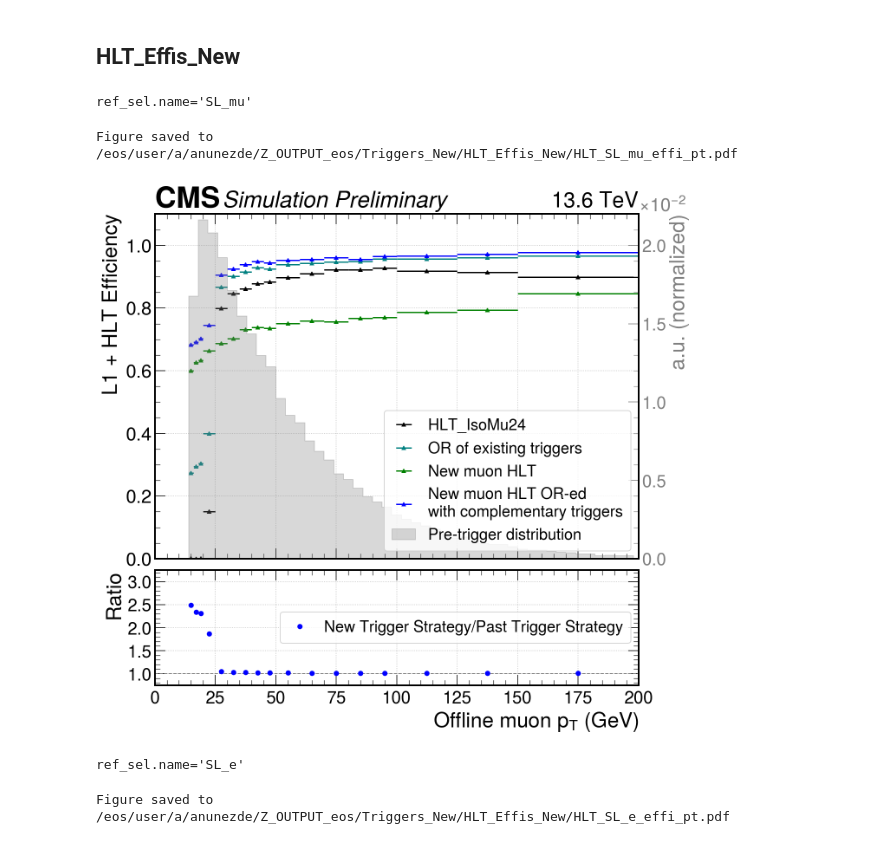
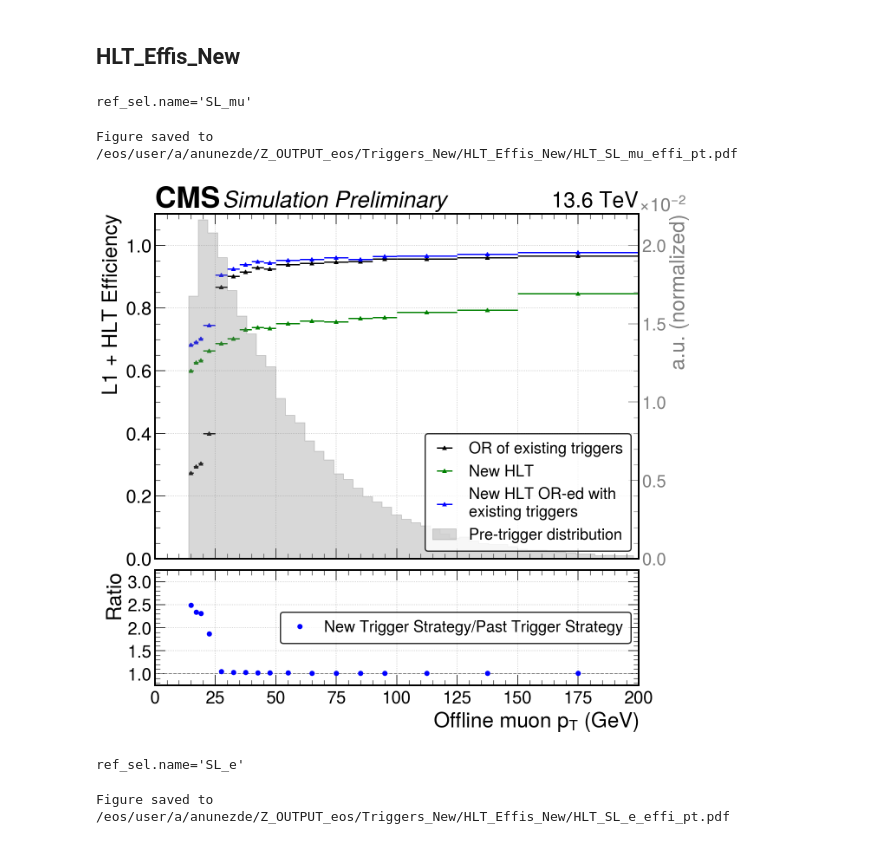
Before and after one commit to antonettprado/hh, a Jupyter notebook: triggers/plot_effis.ipynb, the cells around one changed output. Drawn from its saved outputs; the diff is of its cells as text; code cells hidden in the pictures.

```diff
--- a/triggers/plot_effis.ipynb
+++ b/triggers/plot_effis.ipynb
@@ -145,11 +145,14 @@ def plot_effis_and_ratio(sels, lep, file_path, save_to: Path=None,
         handles_bar, labels_bar = ax_eff_bar.get_legend_handles_labels()
         all_legend_handles = handles_eff + handles_bar
         all_legend_labels = labels_eff + labels_bar
-        ax_eff_bar.legend(all_legend_handles, all_legend_labels, loc=legend_loc, fontsize=legend_fontsize, frameon=True)
+        leg_main = ax_eff_bar.legend(all_legend_handles, all_legend_labels, loc=legend_loc, fontsize=legend_fontsize, frameon=True)
     else:
         # Main Legend ==========================================
         handles_eff, labels_eff = ax_eff.get_legend_handles_labels()
-        ax_eff.legend(handles_eff, labels_eff, loc=legend_loc, fontsize=legend_fontsize, frameon=True)
+        leg = ax_eff.legend(handles_eff, labels_eff, loc=legend_loc, fontsize=legend_fontsize, frameon=True)
+
+    leg_main.get_frame().set_linewidth(1.5)      # ⬅️ makes the box border thicker
+    leg_main.get_frame().set_edgecolor("black")  # ⬅️ makes it darker (you can use any color)
 
     # Ratio plot (only if show_ratio is True) ===========================================
     if show_ratio:
@@ -171,7 +174,10 @@ def plot_effis_and_ratio(sels, lep, file_path, save_to: Path=None,
         ax_ratio.grid(True)
         ax_ratio.tick_params(axis='x', labelsize=tick_fontsize)
         ax_ratio.tick_params(axis='y', labelsize=tick_fontsize)
-        ax_ratio.legend(loc="center right", fontsize=legend_fontsize, frameon=True)
+        leg_ratio = ax_ratio.legend(loc="center right", fontsize=legend_fontsize, frameon=True)
+
+        leg_ratio.get_frame().set_linewidth(1.5)      # ⬅️ makes the box border thicker
+        leg_ratio.get_frame().set_edgecolor("black")  # ⬅️ makes
 
     plt.tight_layout()
     if save_to: save_fig(plt, save_to)
@@ -244,33 +280,33 @@ Figure saved to /eos/user/a/anunezde/Z_OUTPUT_eos/Triggers_New/L1_Effis_New/L1_S
 # %%
 workdir = Path('/eos/user/a/anunezde/Z_OUTPUT_eos/Triggers_New/HLT_Effis_New')
 file_path = workdir / 'results' / 'bbWW_sl.root'
 
 hlt_muon_sels = [
-    Sel('SL_mu_HLT_IsoMu24', 'black', 'HLT_IsoMu24', note=None),
-    Sel('SL_mu_HLT_All', 'teal', 'OR of existing triggers', note='old_strategy'),
-    Sel('SL_mu_HLT_Mu12_IsoVVL_PFHT150_PNetBTag_0p53', 'green', 'New muon HLT'),
-    Sel('SL_mu_HLT_Mu12_IsoVVL_PFHT150_PNetBTag_0p53_OR_All', 'blue', 'New muon HLT OR-ed \nwith complementary triggers', note='new_strategy'),
+    # Sel('SL_mu_HLT_IsoMu24', 'black', 'HLT_IsoMu24', note=None),
+    Sel('SL_mu_HLT_All', 'black', 'OR of existing triggers', note='old_strategy'),
+    Sel('SL_mu_HLT_Mu12_IsoVVL_PFHT150_PNetBTag_0p53', 'green', 'New HLT'),
+    Sel('SL_mu_HLT_Mu12_IsoVVL_PFHT150_PNetBTag_0p53_OR_All', 'blue', 'New HLT OR-ed with \nexisting triggers', note='new_strategy'),
 ]
 hlt_electron_sels = [
-    Sel('SL_e_HLT_Ele30_WPTight_Gsf', 'black', 'Ele30_WPTight_Gsf', note=None),
-    Sel('SL_e_HLT_All', 'teal', 'OR of existing triggers', note='old_strategy'),
-    Sel('SL_e_HLT_Ele14_eta2p5_IsoVVVL_Gsf_HT200_PNetBTag_0p53', 'green', 'New electron HLT'),
-    Sel('SL_e_HLT_Ele14_eta2p5_IsoVVVL_Gsf_HT200_PNetBTag_0p53_OR_All', 'blue', 'New electron HLT OR-ed \nwith complementary triggers', note='new_strategy'),
+    # Sel('SL_e_HLT_Ele30_WPTight_Gsf', 'black', 'Ele30_WPTight_Gsf', note=None),
+    Sel('SL_e_HLT_All', 'black', 'OR of existing triggers', note='old_strategy'),
+    Sel('SL_e_HLT_Ele14_eta2p5_IsoVVVL_Gsf_HT200_PNetBTag_0p53', 'green', 'New HLT'),
+    Sel('SL_e_HLT_Ele14_eta2p5_IsoVVVL_Gsf_HT200_PNetBTag_0p53_OR_All', 'blue', 'New HLT OR-ed with \nexisting triggers', note='new_strategy'),
 ]
 
 ratio_yticks=np.arange(1, 3.5, 0.5)
 figsize=(10,10)
 plot_effis_and_ratio(hlt_muon_sels, 'muon', file_path, workdir / 'HLT_SL_mu_effi_pt.pdf',
     ylabel='L1 + HLT Efficiency', figsize=figsize, legend_loc='lower right',
     show_ratio=True, ratio_ylim=[0.75, 3.25], ratio_yticks=ratio_yticks,
     pretrigger_dist=True)
 plot_effis_and_ratio(hlt_electron_sels, 'electron', file_path, workdir / 'HLT_SL_e_effi_pt.pdf',
     ylabel='L1 + HLT Efficiency', figsize=figsize, legend_loc='lower right',
     show_ratio=True, ratio_ylim=[0.75, 3.25], ratio_yticks=ratio_yticks,
     pretrigger_dist=True)
 # %% [output]
 ref_sel.name='SL_mu'
 Figure saved to /eos/user/a/anunezde/Z_OUTPUT_eos/Triggers_New/HLT_Effis_New/HLT_SL_mu_effi_pt.pdf
-[figure, old version]
+[figure, new version]
 ref_sel.name='SL_e'
 Figure saved to /eos/user/a/anunezde/Z_OUTPUT_eos/Triggers_New/HLT_Effis_New/HLT_SL_e_effi_pt.pdf
```
Also changed, not shown: parts of 4 cells of this notebook, 34 other files.
